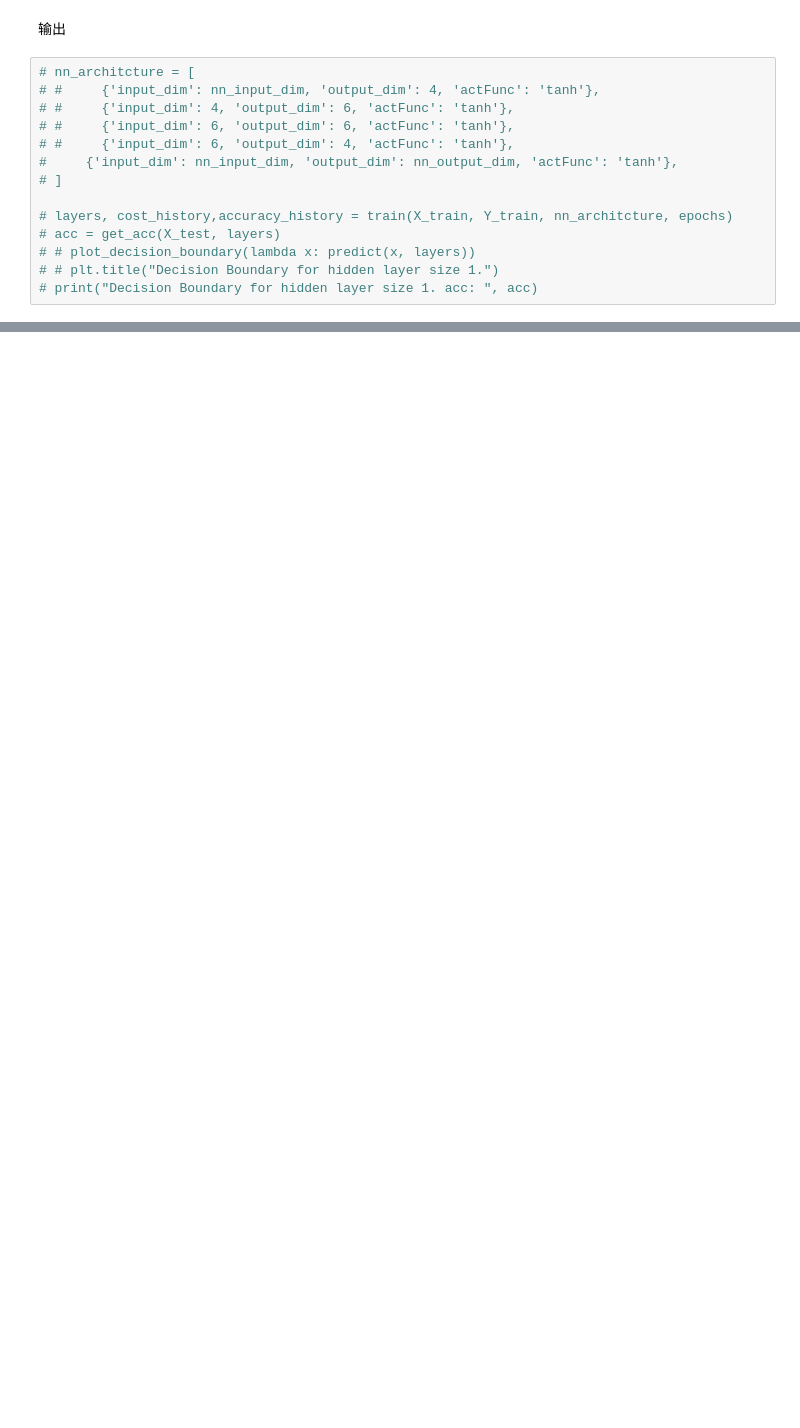
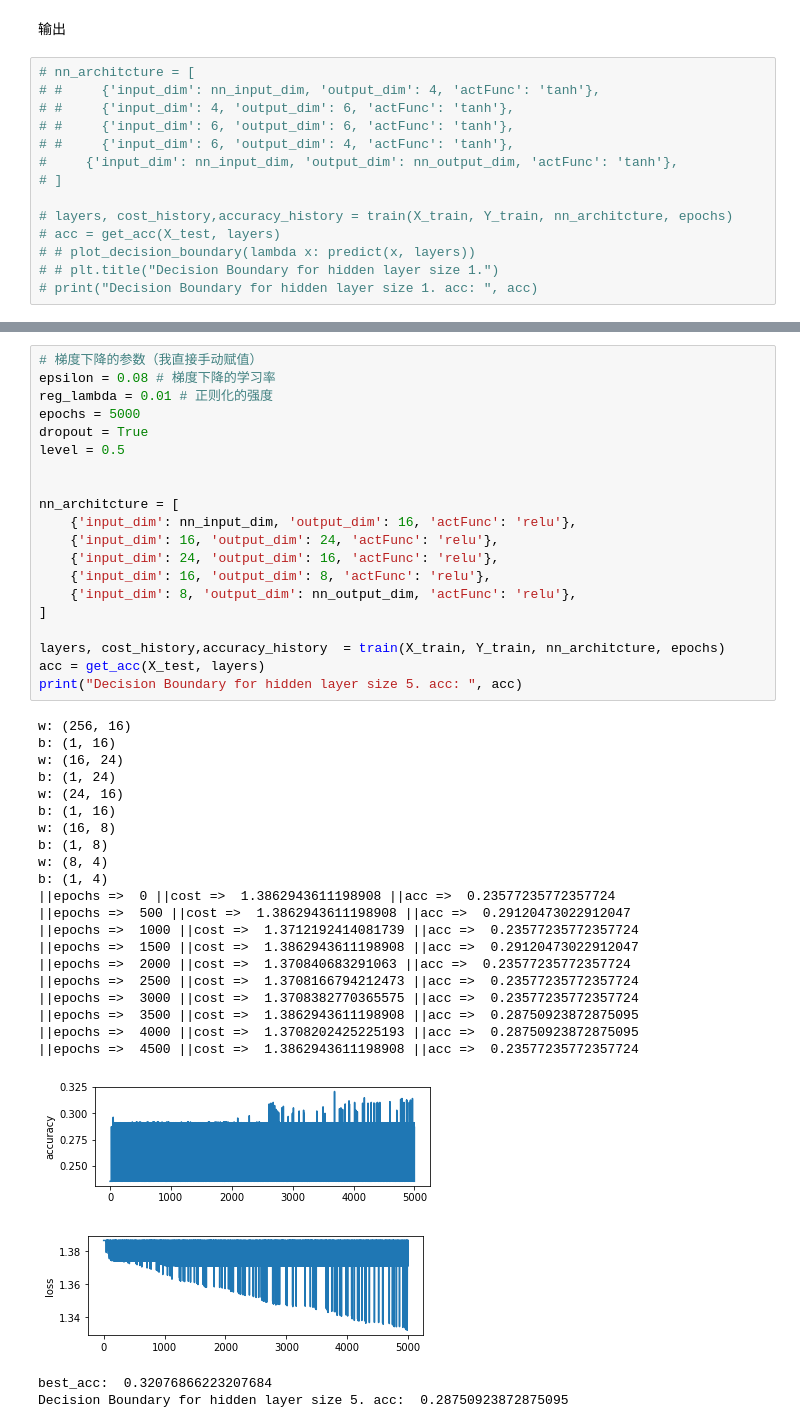
Before and after one commit to Belief997/Class-Machine_Learning, a Jupyter notebook: assignment2/mlp_v1.ipynb, the cells around one changed output, grey strips where cells are left out. Cells and saved outputs as stored; diff of their text form; blank space fills up the shorter version.

```diff
--- a/assignment2/mlp_v1.ipynb
+++ b/assignment2/mlp_v1.ipynb
@@ -459,0 +555,45 @@ print("Decision Boundary for hidden layer size 4. acc: ", acc)
+# %%
+# 梯度下降的参数（我直接手动赋值）
+epsilon = 0.08 # 梯度下降的学习率
+reg_lambda = 0.01 # 正则化的强度
+epochs = 5000
+dropout = True
+level = 0.5
+
+
+nn_architcture = [
+    {'input_dim': nn_input_dim, 'output_dim': 16, 'actFunc': 'relu'},
+    {'input_dim': 16, 'output_dim': 24, 'actFunc': 'relu'},
+    {'input_dim': 24, 'output_dim': 16, 'actFunc': 'relu'},
+    {'input_dim': 16, 'output_dim': 8, 'actFunc': 'relu'},
+    {'input_dim': 8, 'output_dim': nn_output_dim, 'actFunc': 'relu'},
+]
+
+layers, cost_history,accuracy_history  = train(X_train, Y_train, nn_architcture, epochs)
+acc = get_acc(X_test, layers)
+print("Decision Boundary for hidden layer size 5. acc: ", acc)
+# %% [output]
+w: (256, 16)
+b: (1, 16)
+w: (16, 24)
+b: (1, 24)
+w: (24, 16)
+b: (1, 16)
+w: (16, 8)
+b: (1, 8)
+w: (8, 4)
+b: (1, 4)
+||epochs =>  0 ||cost =>  1.3862943611198908 ||acc =>  0.23577235772357724
+||epochs =>  500 ||cost =>  1.3862943611198908 ||acc =>  0.29120473022912047
+||epochs =>  1000 ||cost =>  1.3712192414081739 ||acc =>  0.23577235772357724
+||epochs =>  1500 ||cost =>  1.3862943611198908 ||acc =>  0.29120473022912047
+||epochs =>  2000 ||cost =>  1.370840683291063 ||acc =>  0.23577235772357724
+||epochs =>  2500 ||cost =>  1.3708166794212473 ||acc =>  0.23577235772357724
+||epochs =>  3000 ||cost =>  1.3708382770365575 ||acc =>  0.23577235772357724
+||epochs =>  3500 ||cost =>  1.3862943611198908 ||acc =>  0.28750923872875095
+||epochs =>  4000 ||cost =>  1.3708202425225193 ||acc =>  0.28750923872875095
+||epochs =>  4500 ||cost =>  1.3862943611198908 ||acc =>  0.23577235772357724
+[figure, added]
+[figure, added]
+best_acc:  0.32076866223207684
+Decision Boundary for hidden layer size 5. acc:  0.28750923872875095
```
Also changed, not shown: parts of 21 cells of this notebook, 10 other files.
